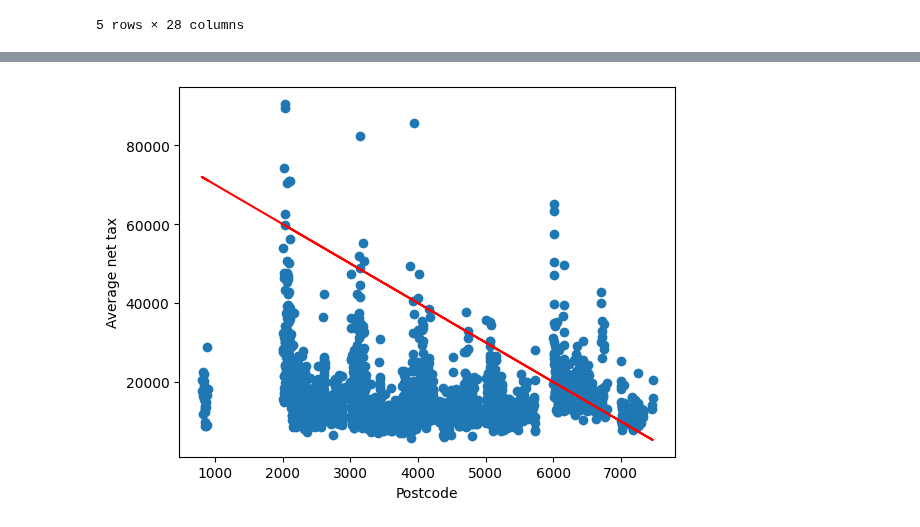
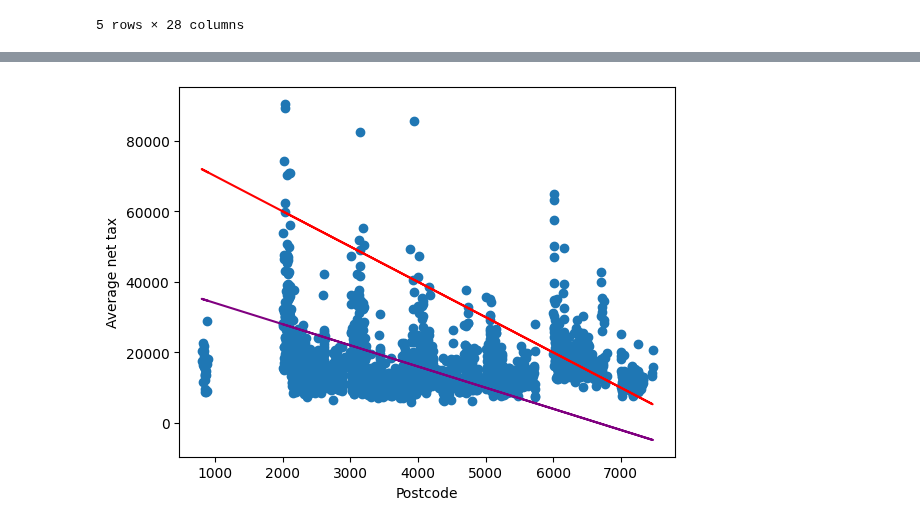
Before and after one commit to AuroraCollege/software-automation-rexhent, a Jupyter notebook: async/async5.ipynb, the cells around one changed output, grey strips where cells are left out. Drawn from its saved outputs; the diff is of its cells as text; code cells hidden in the pictures.

```diff
--- a/async/async5.ipynb
+++ b/async/async5.ipynb
@@ -18,6 +18,9 @@ dataset.head()
 # %%
 
 def y(x):
+    return -6*x + 40000
+
+def kelly_y(x):
     ''' This simple function takes a postcode and returns the average net tax.
     It does a poor job!'''
     return -10*x + 80000
@@ -25,9 +28,29 @@ def y(x):
 plt.scatter(dataset['Postcode'], dataset['Average net tax'])
 plt.xlabel('Postcode')
 plt.ylabel('Average net tax')
+kelly_predicted_y = kelly_y(dataset['Postcode']) #Here we use the function to predict y values based on x values
+predicted_y = y(dataset['Postcode'])
+plt.plot(dataset['Postcode'], kelly_predicted_y, color='red')
+plt.plot(dataset['Postcode'], predicted_y, color='purple')
 
-predicted_y = y(dataset['Postcode']) #Here we use the function to predict y values based on x values
-plt.plot(dataset['Postcode'], predicted_y, color='red')
+kelly_l1_loss = (dataset['Average net tax'] - kelly_predicted_y).abs().sum()
+print('Mr Kelly L1 Loss:', kelly_l1_loss)
+kelly_l2_loss = ((dataset['Average net tax'] - kelly_predicted_y) ** 2).abs().sum()
+print('Mr Kelly L2 Loss:', kelly_l2_loss)
+mae = (dataset['Average net tax'] - kelly_predicted_y).abs().mean()
+print("Mr Kelly Mean Absolute Error:", mae)
+mse = ((dataset['Average net tax'] - kelly_predicted_y) ** 2).mean()
+print("Mr Kelly Mean Squared Error:", mse)
+
+l1_loss = (dataset['Average net tax'] - predicted_y).abs().sum()
+print('My L1 Loss:', l1_loss)
+l2_loss = ((dataset['Average net tax'] - predicted_y) ** 2).abs().sum()
+print('My L2 Loss:', l2_loss)
+mae = (dataset['Average net tax'] - predicted_y).abs().mean()
+print("My Mean Absolute Error:", mae)
+mse = ((dataset['Average net tax'] - predicted_y) ** 2).mean()
+print("My Mean Squared Error:", mse)
+
 
 plt.show()
 # %% [output]
@@ -34 +65 @@ plt.show()
-[figure, old version]
+[figure, new version]
```
Also changed, not shown: parts of 1 cell of this notebook, 2 other files.
